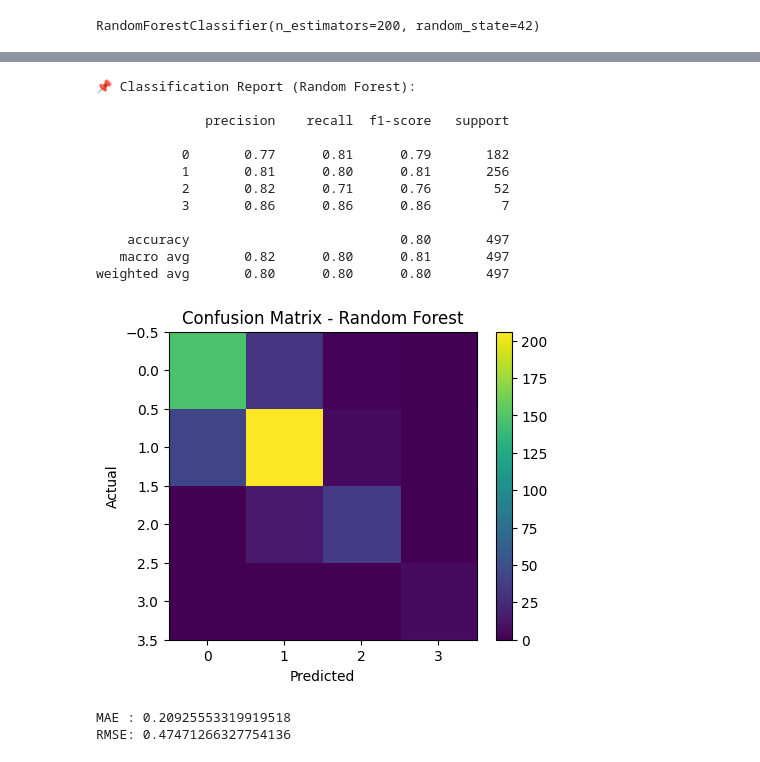
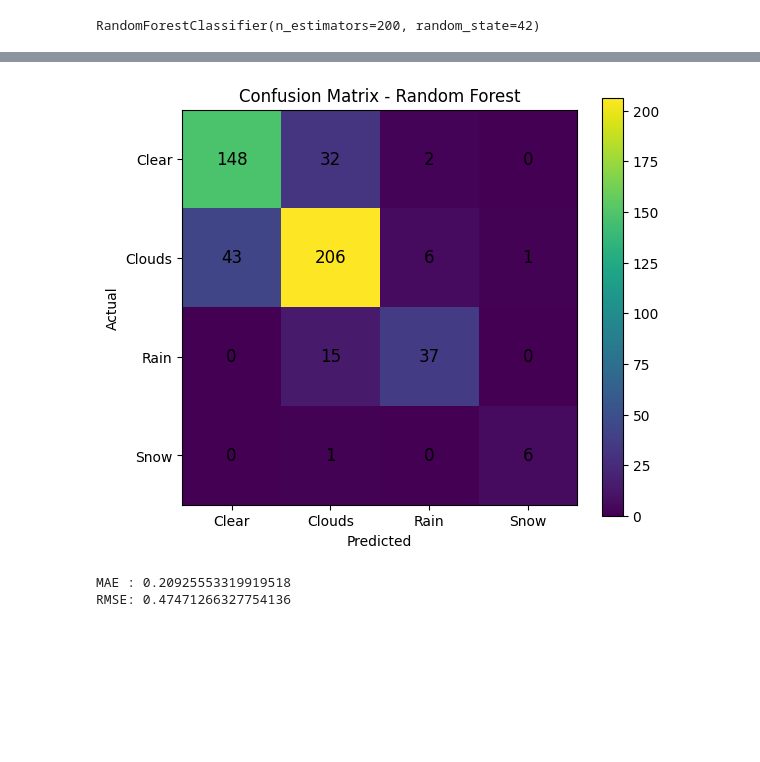
Before and after one commit to Sumit006-coder-dotcom/weather-prediction-ai, a Jupyter notebook: notebooks/5_evaluation.ipynb, the cells around one changed output, grey strips where cells are left out. Saved outputs shown, nothing was run; the diff lists cells and outputs as text; code cells hidden in the pictures; blank space fills up the shorter version.

Commit message:
Correct confusion matrix

```diff
--- a/notebooks/5_evaluation.ipynb
+++ b/notebooks/5_evaluation.ipynb
@@ -94,32 +94,34 @@ Precision: 0.7996051927769038
 Recall   : 0.7987927565392354
 F1 Score : 0.7986054339107262
 # %%
-print("Classification Report (Random Forest):\n")
-print(classification_report(y_test, rf_pred))
+from sklearn.metrics import confusion_matrix, classification_report
+import matplotlib.pyplot as plt
+import numpy as np
 
 cm = confusion_matrix(y_test, rf_pred)
 
-plt.figure(figsize=(5,4))
+plt.figure(figsize=(6,5))
 plt.imshow(cm)
 plt.title("Confusion Matrix - Random Forest")
 plt.colorbar()
+
+classes = ["Clear", "Clouds", "Rain", "Snow"]
+tick_marks = np.arange(len(classes))
+plt.xticks(tick_marks, classes)
+plt.yticks(tick_marks, classes)
+
+for i in range(len(cm)):
+    for j in range(len(cm)):
+        plt.text(j, i, cm[i, j],
+                 ha="center", va="center",
+                 color="black", fontsize=12)
+
 plt.xlabel("Predicted")
 plt.ylabel("Actual")
+plt.tight_layout()
 plt.show()
 # %% [output]
-📌 Classification Report (Random Forest):
-
-              precision    recall  f1-score   support
-
-           0       0.77      0.81      0.79       182
-           1       0.81      0.80      0.81       256
-           2       0.82      0.71      0.76        52
-           3       0.86      0.86      0.86         7
-
-    accuracy                           0.80       497
-   macro avg       0.82      0.80      0.81       497
-weighted avg       0.80      0.80      0.80       497
-[figure, old version]
+[figure, new version]
 # %%
 mae = mean_absolute_error(y_test, rf_pred)
 rmse = np.sqrt(mean_squared_error(y_test, rf_pred))
```
Also changed, not shown: parts of 1 cell of this notebook, 2 other files.
